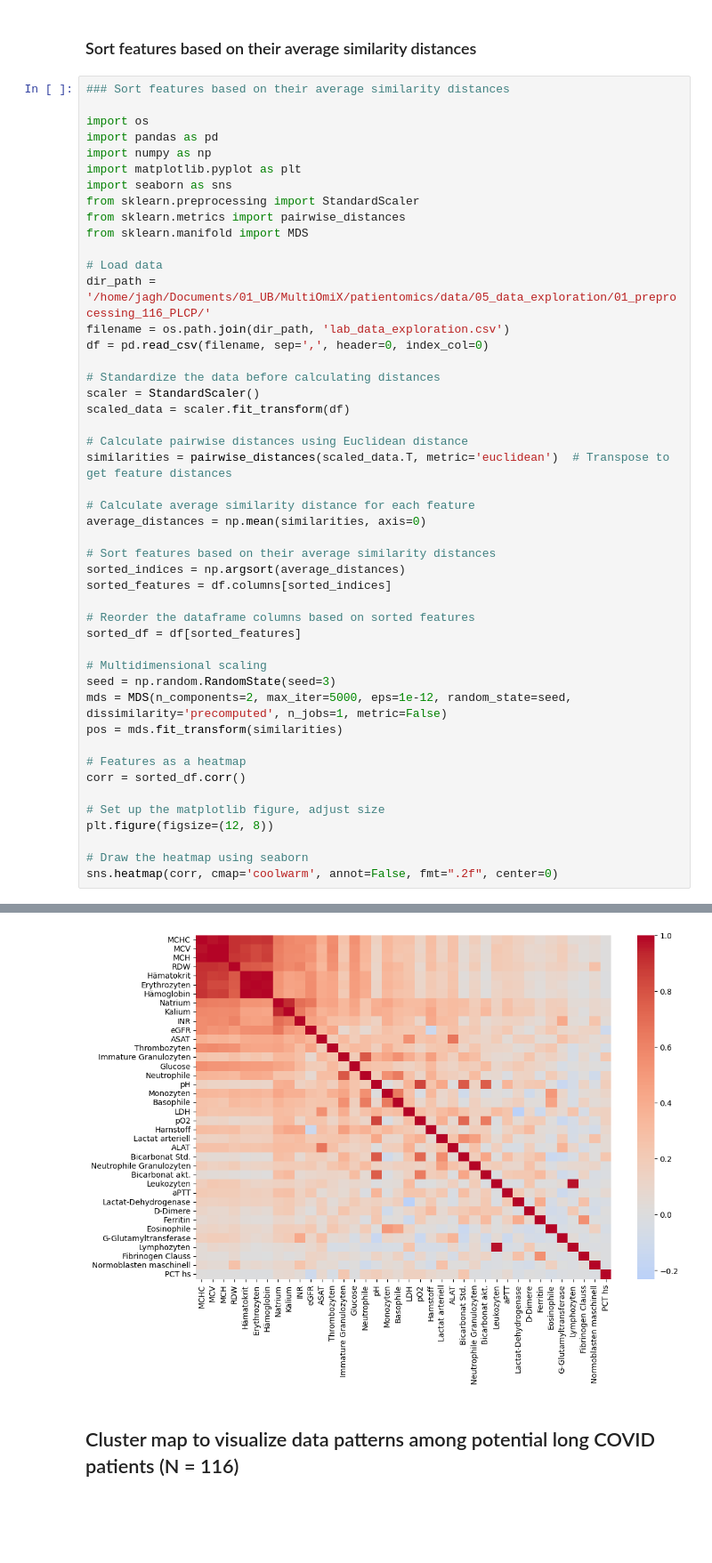
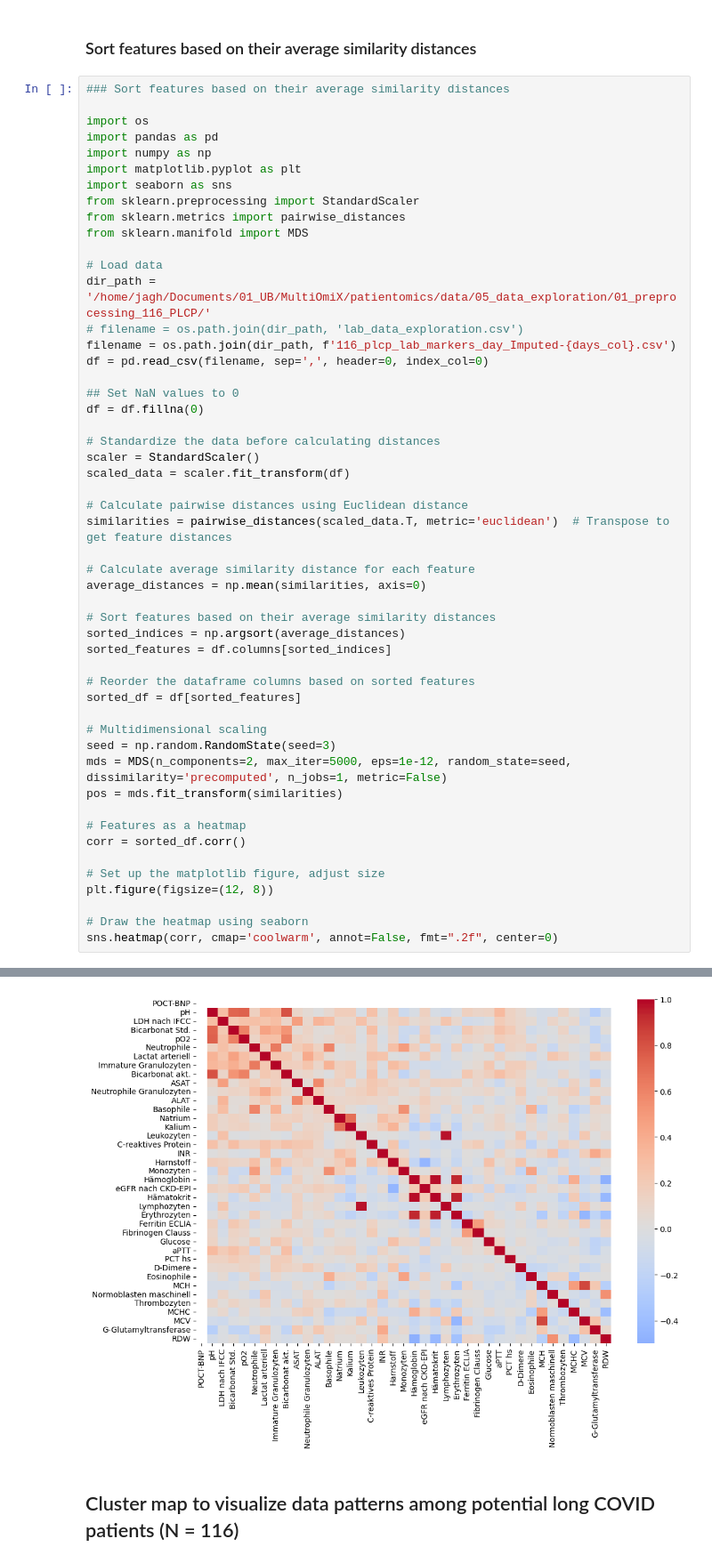
Before and after one commit to jagh/patientomics, a Jupyter notebook: notebooks/analyzing_labmarkers_for_long_covid.ipynb, the cells around one changed output, grey strips where cells are left out. Shown at 89% size. Saved outputs shown, nothing was run; the diff lists cells and outputs as text; blank space fills up the shorter version.

```diff
--- a/notebooks/analyzing_labmarkers_for_long_covid.ipynb
+++ b/notebooks/analyzing_labmarkers_for_long_covid.ipynb
@@ -198,42 +517,46 @@ from sklearn.manifold import MDS
 
 # Load data
 dir_path = '/home/jagh/Documents/01_UB/MultiOmiX/patientomics/data/05_data_exploration/01_preprocessing_116_PLCP/'
-filename = os.path.join(dir_path, 'lab_data_exploration.csv')
+# filename = os.path.join(dir_path, 'lab_data_exploration.csv')
+filename = os.path.join(dir_path, f'116_plcp_lab_markers_day_Imputed-{days_col}.csv')
 df = pd.read_csv(filename, sep=',', header=0, index_col=0)
+
+## Set NaN values to 0
+df = df.fillna(0)
 
 # Standardize the data before calculating distances
 scaler = StandardScaler()
 scaled_data = scaler.fit_transform(df)
 
 # Calculate pairwise distances using Euclidean distance
 similarities = pairwise_distances(scaled_data.T, metric='euclidean')  # Transpose to get feature distances
 
 # Calculate average similarity distance for each feature
 average_distances = np.mean(similarities, axis=0)
 
 # Sort features based on their average similarity distances
 sorted_indices = np.argsort(average_distances)
 sorted_features = df.columns[sorted_indices]
 
 # Reorder the dataframe columns based on sorted features
 sorted_df = df[sorted_features]
 
 # Multidimensional scaling
 seed = np.random.RandomState(seed=3)
 mds = MDS(n_components=2, max_iter=5000, eps=1e-12, random_state=seed, dissimilarity='precomputed', n_jobs=1, metric=False)
 pos = mds.fit_transform(similarities)
 
 # Features as a heatmap
 corr = sorted_df.corr()
 
 # Set up the matplotlib figure, adjust size
 plt.figure(figsize=(12, 8))
 
 # Draw the heatmap using seaborn
 sns.heatmap(corr, cmap='coolwarm', annot=False, fmt=".2f", center=0)
 # %% [output]
 <Axes: >
-[figure, old version]
+[figure, new version]
 # %% [markdown]
 ## Cluster map to visualize data patterns among potential long COVID patients (N = 116)
 # %%
```
Also changed, not shown: parts of 8 cells of this notebook.
